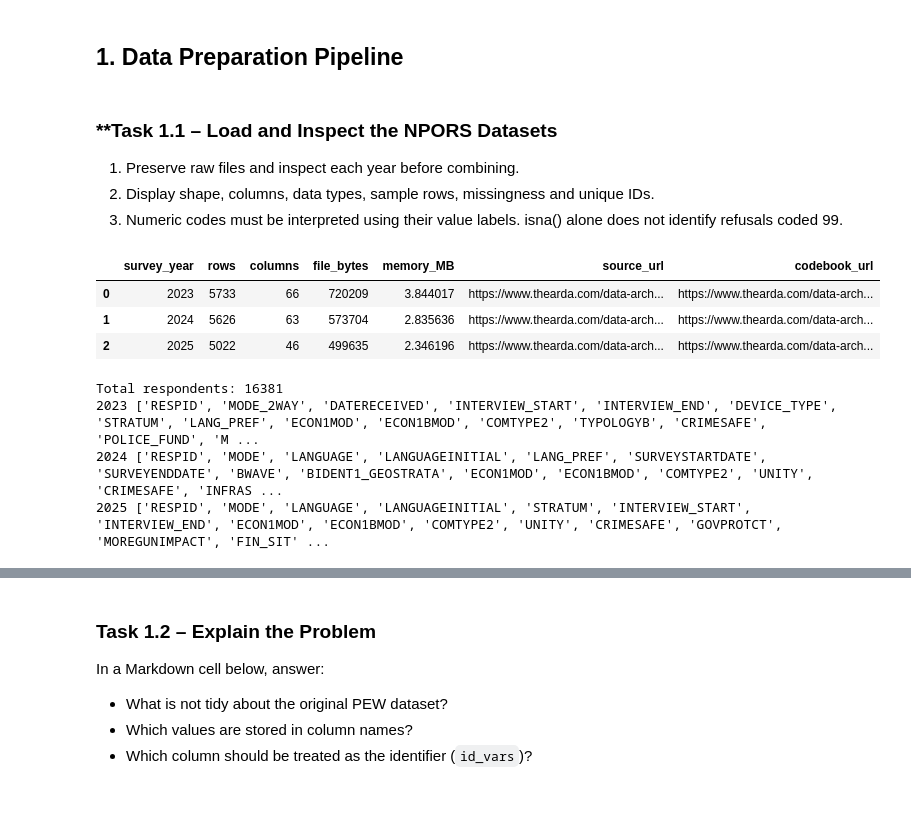
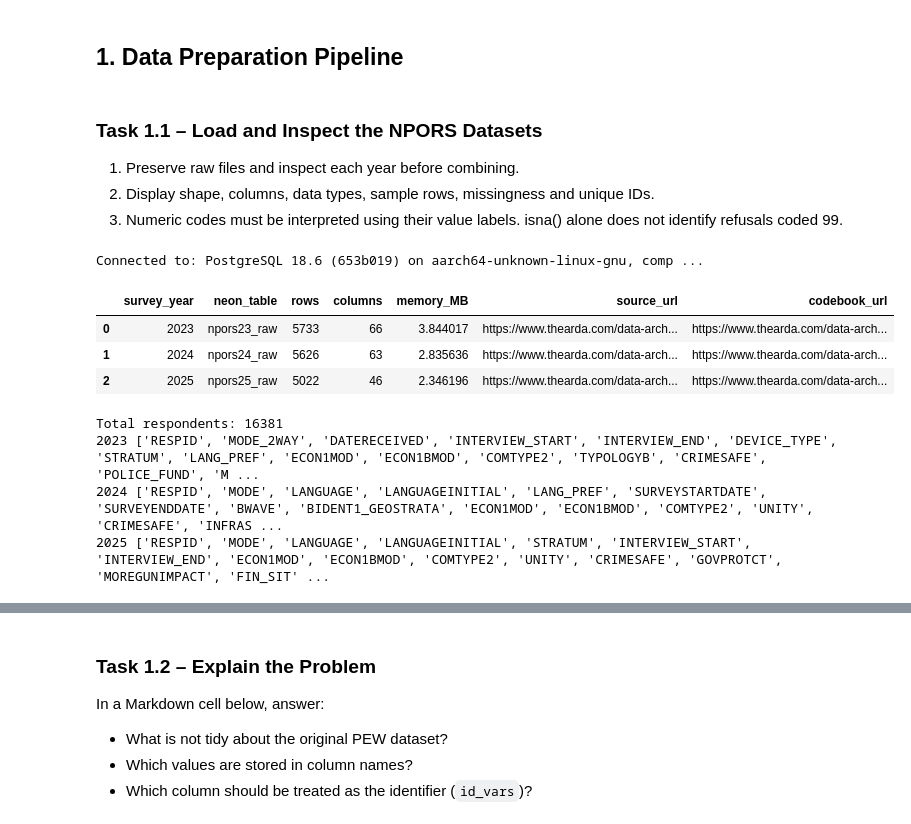
Before and after one commit to DavisenV/PROG8245-Lab2-Tidying_Cleaning_Imputation_Outlier-Detection, a Jupyter notebook: notebooks/pew.ipynb, the cells around one changed output, grey strips where cells are left out. Cells and saved outputs as stored; diff of their text form; code cells hidden in the pictures.

```diff
--- a/week5Lab_Students_Rangeetha.ipynb
+++ b/notebooks/pew.ipynb
@@ -127,7 +71,7 @@ The data were downloaded from the Association of Religion Data Archives and coll
 # %% [markdown]
 ## 1. Data Preparation Pipeline
 # %% [markdown]
-### **Task 1.1 – Load and Inspect the NPORS Datasets
+### **Task 1.1 – Load and Inspect the NPORS Datasets**
 
 
 1. Preserve raw files and inspect each year before combining.
@@ -142,36 +80,42 @@ RESULTS.mkdir(exist_ok=True)
-# %%
-raw, metadata, source_records = {}, {}, []
-expected_n = {2023: 5733, 2024: 5626, 2025: 5022}
-for year in expected_n:
-    path = DATA / f'NPORS{str(year)[-2:]}.sav'
-    if not path.exists():
-        raise FileNotFoundError(f'Obtain your licensed ARDA SPSS download and save it as {path}')
-    frame, meta = pyreadstat.read_sav(str(path), apply_value_formats=False, user_missing=True)
-    frame.columns = frame.columns.str.strip().str.upper()
-    assert frame.columns.is_unique
-    assert len(frame) == expected_n[year], f'Unexpected sample size in {year}'
-    assert frame['RESPID'].notna().all() and frame['RESPID'].is_unique
-    raw[year], metadata[year] = frame, meta
-    source_records.append({'survey_year': year, 'rows': len(frame), 'columns': len(frame.columns),
-        'file_bytes': path.stat().st_size, 'memory_MB': frame.memory_usage(deep=True).sum()/1e6,
-        'sha256': hashlib.sha256(path.read_bytes()).hexdigest(),
-        'source_url': f'https://www.thearda.com/data-archive?fid=NPORS{str(year)[-2:]}',
-        'codebook_url': f'https://www.thearda.com/data-archive?fid=NPORS{str(year)[-2:]}&tab=2'})
-source_report = pd.DataFrame(source_records)
-display(source_report.drop(columns='sha256'))
-print('Total respondents:', source_report['rows'].sum())
-for year, frame in raw.items():
-    print(year, frame.columns.tolist())
-source_report.to_csv(RESULTS / 'source_manifest.csv', index=False)
-# %% [output]
-|  | survey_year | rows | columns | file_bytes | memory_MB | source_url | codebook_url |
-| 0 | 2023 | 5733 | 66 | 720209 | 3.844017 | https://www.thearda.com/data-arch... | https://www.thearda.com/data-arch... |
-| 1 | 2024 | 5626 | 63 | 573704 | 2.835636 | https://www.thearda.com/data-arch... | https://www.thearda.com/data-arch... |
-| 2 | 2025 | 5022 | 46 | 499635 | 2.346196 | https://www.thearda.com/data-arch... | https://www.thearda.com/data-arch... |
-Total respondents: 16381
-2023 ['RESPID', 'MODE_2WAY', 'DATERECEIVED', 'INTERVIEW_START', 'INTERVIEW_END', 'DEVICE_TYPE', 'STRATUM', 'LANG_PREF', 'ECON1MOD', 'ECON1BMOD', 'COMTYPE2', 'TYPOLOGYB', 'CRIMESAFE', 'POLICE_FUND', 'M ...
-2024 ['RESPID', 'MODE', 'LANGUAGE', 'LANGUAGEINITIAL', 'LANG_PREF', 'SURVEYSTARTDATE', 'SURVEYENDDATE', 'BWAVE', 'BIDENT1_GEOSTRATA', 'ECON1MOD', 'ECON1BMOD', 'COMTYPE2', 'UNITY', 'CRIMESAFE', 'INFRAS ...
-2025 ['RESPID', 'MODE', 'LANGUAGE', 'LANGUAGEINITIAL', 'STRATUM', 'INTERVIEW_START', 'INTERVIEW_END', 'ECON1MOD', 'ECON1BMOD', 'COMTYPE2', 'UNITY', 'CRIMESAFE', 'GOVPROTCT', 'MOREGUNIMPACT', 'FIN_SIT' ...
+# %%
+connection_string = NeonDatabase.read_connection_string()
+if not connection_string:
+    raise RuntimeError(
+        "NEON_DATABASE_URL is not set in .env. The NPORS survey data is stored only in Neon: "
+        "add the connection string to .env (see the README)."
+    )
+
+db = NeonDatabase(connection_string)
+print("Connected to:", db.test_connection()[:60], "...")
+
+# Read each year's raw answer codes (in the original row order) plus the SPSS value labels
+raw = {year: db.read_ordered(raw_table_name(year)) for year in SURVEY_YEARS}
+value_labels = labels_from_frame(db.read_table(LABELS_TABLE_NAME))
+db.close()
+
+source_records = []
+for year, frame in raw.items():
+    validate_npors(frame, year)
+    source_records.append({'survey_year': year, 'neon_table': raw_table_name(year),
+        'rows': len(frame), 'columns': len(frame.columns),
+        'memory_MB': frame.memory_usage(deep=True).sum()/1e6,
+        'source_url': source_url(year), 'codebook_url': codebook_url(year)})
+source_report = pd.DataFrame(source_records)
+display(source_report)
+print('Total respondents:', source_report['rows'].sum())
+for year, frame in raw.items():
+    print(year, frame.columns.tolist())
+source_report.to_csv(RESULTS_DIR / 'source_manifest.csv', index=False)
+# %% [output]
+Connected to: PostgreSQL 18.6 (653b019) on aarch64-unknown-linux-gnu, comp ...
+|  | survey_year | neon_table | rows | columns | memory_MB | source_url | codebook_url |
+| 0 | 2023 | npors23_raw | 5733 | 66 | 3.844017 | https://www.thearda.com/data-arch... | https://www.thearda.com/data-arch... |
+| 1 | 2024 | npors24_raw | 5626 | 63 | 2.835636 | https://www.thearda.com/data-arch... | https://www.thearda.com/data-arch... |
+| 2 | 2025 | npors25_raw | 5022 | 46 | 2.346196 | https://www.thearda.com/data-arch... | https://www.thearda.com/data-arch... |
+Total respondents: 16381
+2023 ['RESPID', 'MODE_2WAY', 'DATERECEIVED', 'INTERVIEW_START', 'INTERVIEW_END', 'DEVICE_TYPE', 'STRATUM', 'LANG_PREF', 'ECON1MOD', 'ECON1BMOD', 'COMTYPE2', 'TYPOLOGYB', 'CRIMESAFE', 'POLICE_FUND', 'M ...
+2024 ['RESPID', 'MODE', 'LANGUAGE', 'LANGUAGEINITIAL', 'LANG_PREF', 'SURVEYSTARTDATE', 'SURVEYENDDATE', 'BWAVE', 'BIDENT1_GEOSTRATA', 'ECON1MOD', 'ECON1BMOD', 'COMTYPE2', 'UNITY', 'CRIMESAFE', 'INFRAS ...
+2025 ['RESPID', 'MODE', 'LANGUAGE', 'LANGUAGEINITIAL', 'STRATUM', 'INTERVIEW_START', 'INTERVIEW_END', 'ECON1MOD', 'ECON1BMOD', 'COMTYPE2', 'UNITY', 'CRIMESAFE', 'GOVPROTCT', 'MOREGUNIMPACT', 'FIN_SIT' ...
 # %%
 profile = []
 for year, frame in raw.items():
```
Also changed, not shown: parts of 23 cells of this notebook, 9 other files.
